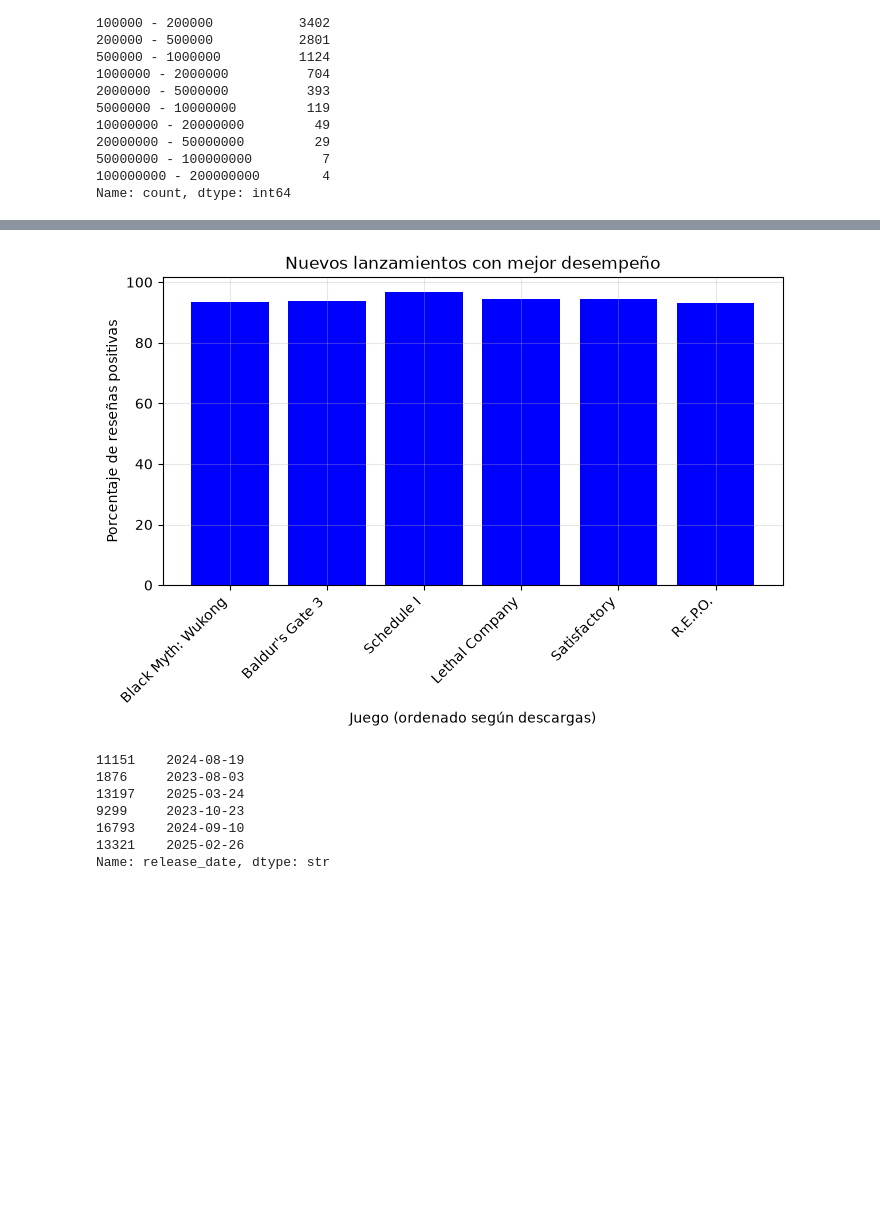
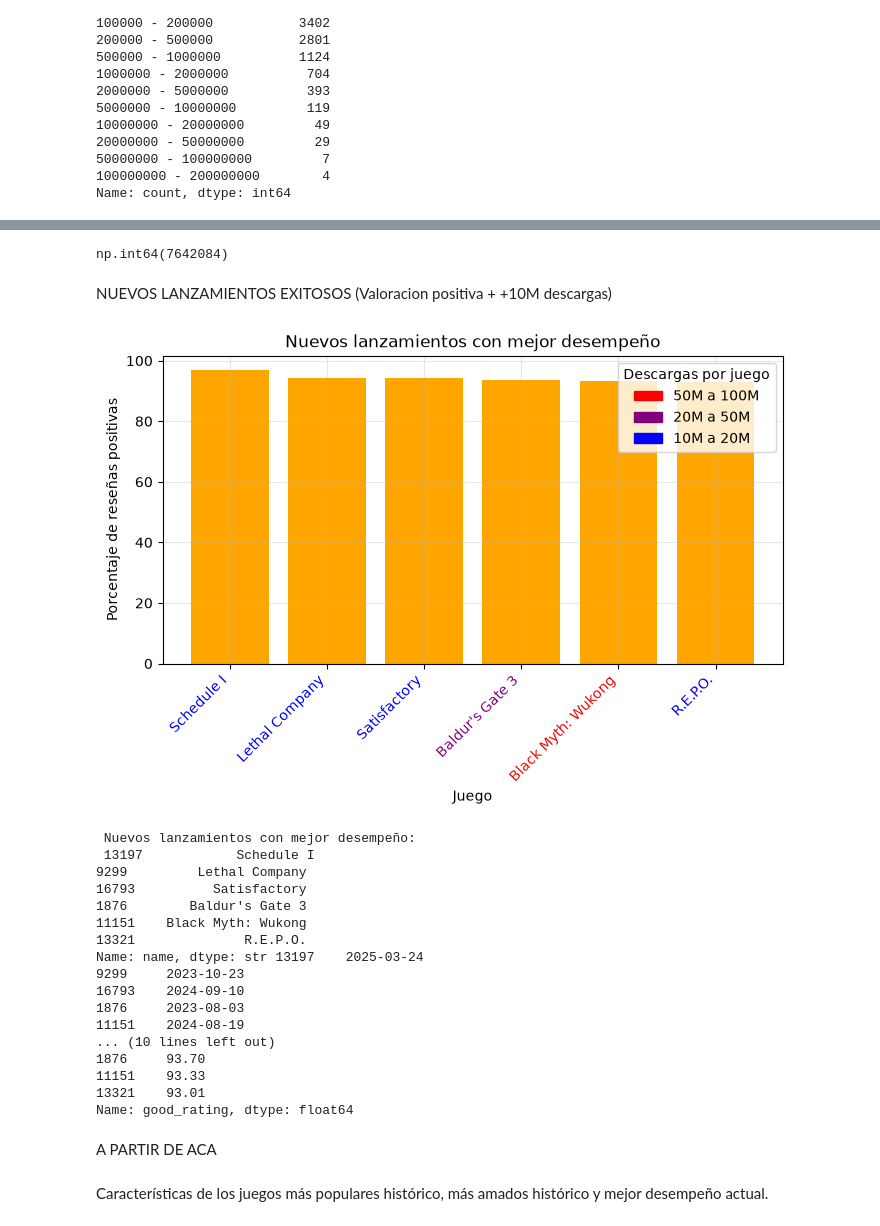
Before and after one commit to estebanler00/proyecto-final-data-analysis, a Jupyter notebook: notebooks/analisis-esteban.ipynb, the cells around one changed output, grey strips where cells are left out. Saved outputs shown, nothing was run; the diff lists cells and outputs as text; code cells hidden in the pictures; blank space fills up the shorter version.

```diff
--- a/notebooks/analisis-esteban.ipynb
+++ b/notebooks/analisis-esteban.ipynb
@@ -1,7 +1,6 @@
 # %%
 import pandas as pd
 import matplotlib.pyplot as plt
-import sqlite3
 
 df_games = pd.read_csv("C:/Users/esteb/Documents/Esteban/CURSOS/Data-analisis-ComIT_ok/proyecto-final-data-analysis/data/steam_games_clean.csv")
-df_reviews = pd.read_csv("C:/Users/esteb/Documents/Esteban/CURSOS/Data-analisis-ComIT_ok/proyecto-final-data-analysis/data/steam_games_reviews.csv")
+df_copy = df_games.copy()
@@ -42,6 +50,6 @@ df_games2.head()
 # %%
 #Creación de columnas de total rating y porcentaje positivo de reseñas.
 
-df_games2["total_ratings"] = df_games2["positive"] + df_games2["negative"]
+df_copy["total_ratings"] = df_copy["positive"] + df_copy["negative"]
 
-df_games2["good_rating"] = (((df_games2["positive"] - df_games2["negative"]) / df_games2["total_ratings"]) * 100).round(2)
+df_copy["good_rating"] = (((df_copy["positive"] - df_copy["negative"]) / df_copy["total_ratings"]) * 100).round(2)
@@ -48,14 +88,14 @@ df_games2["good_rating"] = (((df_games2["positive"] - df_games2["negative"]) / d
 # %%
 #Catalogación por numero de ventas.
 
-best_sellers = df_games2[df_games2.estimated_owners.isin(["10000000 - 20000000", "20000000 - 50000000", "50000000 - 100000000", "100000000 - 200000000", "50000000 - 100000000"])]
+best_sellers = df_copy[df_copy.estimated_owners.isin(["10000000 - 20000000", "20000000 - 50000000", "50000000 - 100000000", "100000000 - 200000000", "50000000 - 100000000"])]
 
-top_best_seller1 = df_games2[df_games2.estimated_owners == "100000000 - 200000000"]
+top_best_seller1 = df_copy[df_copy.estimated_owners == "100000000 - 200000000"]
 
-top_best_seller2 = df_games2[df_games2.estimated_owners == "50000000 - 100000000"]
+top_best_seller2 = df_copy[df_copy.estimated_owners == "50000000 - 100000000"]
 # %%
-#Filtrado de los juegos más vendidos en relación al balance de puntuaciones de usuarios.
+#Filtrado de los juegos más vendidos en relación al balance de puntuaciones de usuarios + valoraciones en nuevos lanzamientos.
 
-loved_best_sellers = best_sellers[best_sellers.good_rating >= 90].sort_values(by="good_rating", ascending=False)
+loved_best_sellers = best_sellers[best_sellers.good_rating >= 90].sort_values(by="good_rating", ascending=False).head(10)
 
 new_loved_best_sellers = loved_best_sellers[loved_best_sellers.release_date > "2021-01-01"]
@@ -125,31 +312,71 @@ plt.show()
+# %%
+df_copy["positive"].max()
+# %% [output]
+np.int64(7642084)
+# %% [markdown]
+NUEVOS LANZAMIENTOS EXITOSOS (Valoracion positiva + +10M descargas)
 # %%
 #Visualización de juegos nuevos, lanzados a partir de 2022 que alcanzaron el exito en ventas y buenas puntuaciones. ¿Que juegos recientes tuvieron éxito en el mercado actual?
 
-new_loved_best_sellers_grph = new_loved_best_sellers.sort_values(by="estimated_owners", ascending=False)
+new_loved_best_sellers_grph = new_loved_best_sellers.sort_values(by="good_rating", ascending=False)
 
 fig, ax = plt.subplots(figsize = (8,4))
-ax.bar(new_loved_best_sellers_grph.name, new_loved_best_sellers_grph.good_rating, color="blue")
+ax.bar(new_loved_best_sellers_grph.name, new_loved_best_sellers_grph.good_rating, color="orange")
 ax.set_title("Nuevos lanzamientos con mejor desempeño")
-ax.set_xlabel("Juego (ordenado según descargas)")
+ax.set_xlabel("Juego")
 ax.set_ylabel("Porcentaje de reseñas positivas")
 ax.grid(alpha=0.3)
 
+for label in ax.get_xticklabels():
+    texto = label.get_text()
+    descargas = df_copy.loc[df_copy["name"] == texto, "estimated_owners"].values[0]
+
+    if descargas == "50000000 - 100000000":
+        label.set_color("red")
+    elif descargas == "100000000 - 200000000":
+        label.set_color("orange")
+    elif descargas == "20000000 - 50000000":
+        label.set_color("purple")
+    elif descargas == "10000000 - 20000000":
+        label.set_color("blue")
+    else:
+        label.set_color("black")
+
+rojo = mpatches.Patch(color="red", label="50M a 100M")
+azul = mpatches.Patch(color="blue", label="10M a 20M")
+violeta = mpatches.Patch(color="purple", label="20M a 50M")
+
+ax.legend(handles=[rojo, violeta,azul], title = "Descargas por juego")
 
 plt.xticks(rotation=45, ha="right")
 
 plt.show()
 
-print(new_loved_best_sellers_grph.release_date)
+print(f" Nuevos lanzamientos con mejor desempeño: \n {new_loved_best_sellers_grph.name} {new_loved_best_sellers_grph.release_date} {new_loved_best_sellers_grph.estimated_owners} {new_loved_best_sellers_grph.good_rating}")
 # %% [output]
-[figure, old version]
+[figure, new version]
-11151    2024-08-19
-1876     2023-08-03
-13197    2025-03-24
+ Nuevos lanzamientos con mejor desempeño:
+ 13197            Schedule I
+9299         Lethal Company
+16793          Satisfactory
+1876        Baldur's Gate 3
+11151    Black Myth: Wukong
+13321              R.E.P.O.
+Name: name, dtype: str 13197    2025-03-24
 9299     2023-10-23
 16793    2024-09-10
-13321    2025-02-26
-Name: release_date, dtype: str
+1876     2023-08-03
+11151    2024-08-19
+... (10 lines left out)
+1876     93.70
+11151    93.33
+13321    93.01
+Name: good_rating, dtype: float64
+# %% [markdown]
+A PARTIR DE ACA
 # %%
 #Me falta stacked bars para comparativa negative vs positive en top 10 históricos. Asi se ve en contexto cuantas reseñas hay por cada uno.
 
 #Analizar tags y genres de juegos + populares(que da masividad), mejores valorados históricos(que funciona historicamente) y nuevos lanzamientos(que funciona ahora).
+# %% [markdown]
+Características de los juegos más populares histórico, más amados histórico y mejor desempeño actual.
```
Also changed, not shown: parts of 20 cells of this notebook.
